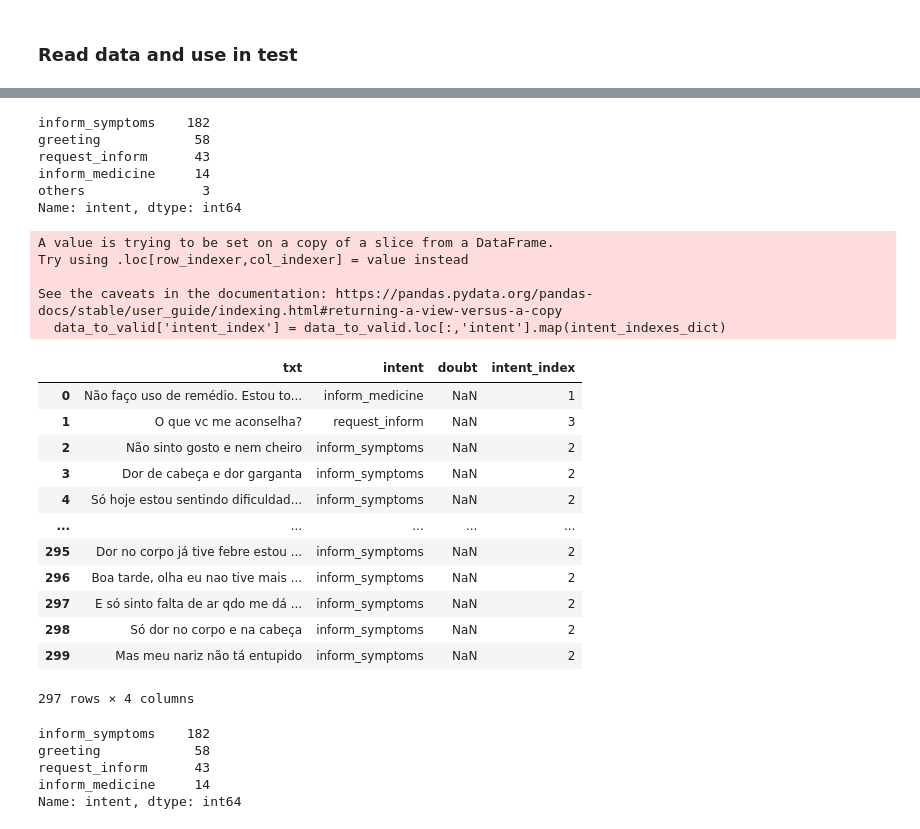
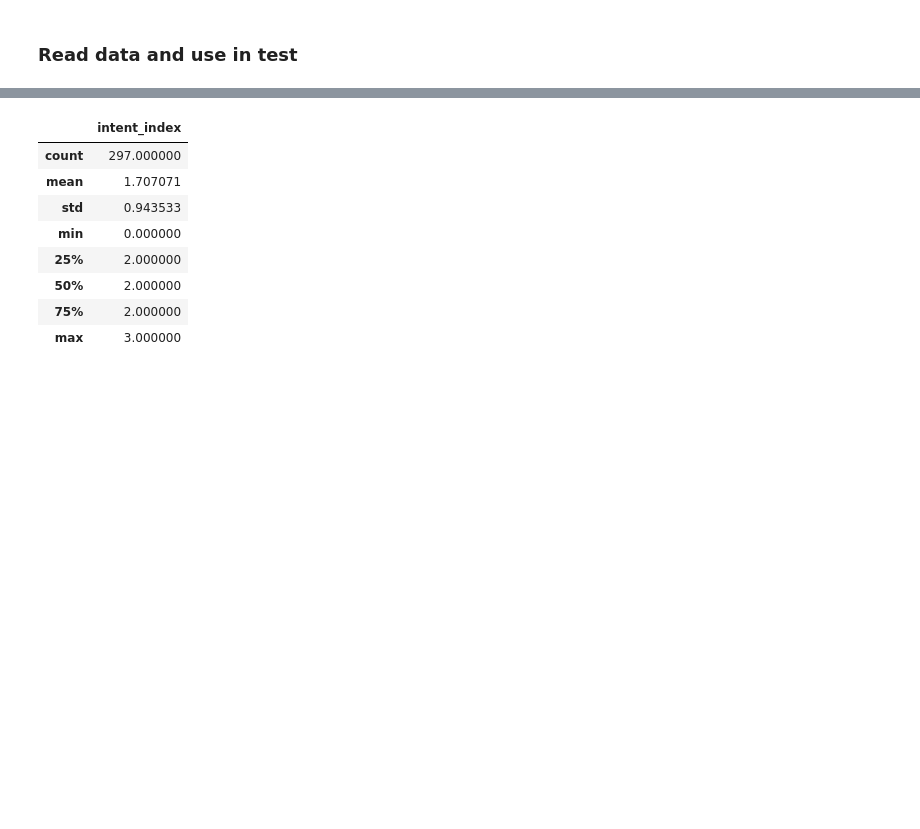
Before and after one commit to valmirosjunior/intent_classifier, a Jupyter notebook: notebooks/generators/bertopic_neural_model.ipynb, the cells around one changed output, grey strips where cells are left out. Cells and saved outputs as stored; diff of their text form; code cells hidden in the pictures; blank space fills up the shorter version.

Commit message:
feat: add bertopic changes

```diff
--- a/notebooks/generators/bertopic_neural_model.ipynb
+++ b/notebooks/generators/bertopic_neural_model.ipynb
@@ -116,45 +21,26 @@ anottated_manual_df.describe()
-# %%
-anottated_manual_df['intent'].value_counts()
-# %% [output]
-inform_symptoms    182
-greeting            58
-request_inform      43
-inform_medicine     14
-others               3
-Name: intent, dtype: int64
-# %%
-data_to_valid = anottated_manual_df.loc[anottated_manual_df['intent'] != 'others']
-
-data_to_valid['intent_index'] = data_to_valid.loc[:,'intent'].map(intent_indexes_dict)
-
-data_to_valid
-# %% [output]
-A value is trying to be set on a copy of a slice from a DataFrame.
-Try using .loc[row_indexer,col_indexer] = value instead
-
-See the caveats in the documentation: https://pandas.pydata.org/pandas-docs/stable/user_guide/indexing.html#returning-a-view-versus-a-copy
-  data_to_valid['intent_index'] = data_to_valid.loc[:,'intent'].map(intent_indexes_dict)
-|  | txt | intent | doubt | intent_index |
-| 0 | Não faço uso de remédio. Estou to... | inform_medicine | NaN | 1 |
-| 1 | O que vc me aconselha? | request_inform | NaN | 3 |
-| 2 | Não sinto gosto e nem cheiro | inform_symptoms | NaN | 2 |
-| 3 | Dor de cabeça e dor garganta | inform_symptoms | NaN | 2 |
-| 4 | Só hoje estou sentindo dificuldad... | inform_symptoms | NaN | 2 |
-| ... | ... | ... | ... | ... |
-| 295 | Dor no corpo já tive febre estou ... | inform_symptoms | NaN | 2 |
-| 296 | Boa tarde, olha eu nao tive mais ... | inform_symptoms | NaN | 2 |
-| 297 | E só sinto falta de ar qdo me dá ... | inform_symptoms | NaN | 2 |
-| 298 | Só dor no corpo e na cabeça | inform_symptoms | NaN | 2 |
-| 299 | Mas meu nariz não tá entupido | inform_symptoms | NaN | 2 |
-297 rows × 4 columns
 # %%
-# anottated_manual_path = fm.filename_from_data_dir('output/patient/manual_label/sentences_with_label_manual.csv')
-# anottated_manual_path = fm.filename_from_data_dir('output/patient/manual_label/untrained_sentences_with_label_manual.csv')
+variation = "without_others_intent/k100_without_sentences_higher_than_median"
 
-# anottated_manual_df = pd.read_csv(anottated_manual_path)
+anottated_manual_path = fm.filename_from_data_dir( f'output/patient/{variation}/intersection_300_sentences_with_label.csv')
+anottated_manual_df = pd.read_csv(anottated_manual_path)
+# anottated_manual_df['intent'].value_counts()
 
-# data_to_valid = anottated_manual_df[anottated_manual_df['intent'] != 'others'][:100]
 
-# data_to_valid['intent_index'] = data_to_valid['intent'].map(intent_indexes_dict)
+data_to_valid = anottated_manual_df.loc[anottated_manual_df['intent'] != 'others'].copy()
+data_to_valid['intent_index'] = data_to_valid['intent'].map(intent_indexes_dict)
 
-# data_to_valid
+# data_to_valid['intent'].value_counts()
+data_to_valid_path = fm.filename_from_data_dir(f'output/patient/bertopic/data_to_valid.csv')
+data_to_valid.to_csv(data_to_valid_path, index=False)
+
+data_to_valid.describe()
+# %% [output]
+|  | intent_index |
+| count | 297.000000 |
+| mean | 1.707071 |
+| std | 0.943533 |
+| min | 0.000000 |
+| 25% | 2.000000 |
+| 50% | 2.000000 |
+| 75% | 2.000000 |
+| max | 3.000000 |
@@ -168,8 +46,0 @@ See the caveats in the documentation: https://pandas.pydata.org/pandas-docs/stab
-# %%
-data_to_valid['intent'].value_counts()
-# %% [output]
-inform_symptoms    182
-greeting            58
-request_inform      43
-inform_medicine     14
-Name: intent, dtype: int64
```
Also changed, not shown: parts of 16 cells of this notebook, 13 other files.
